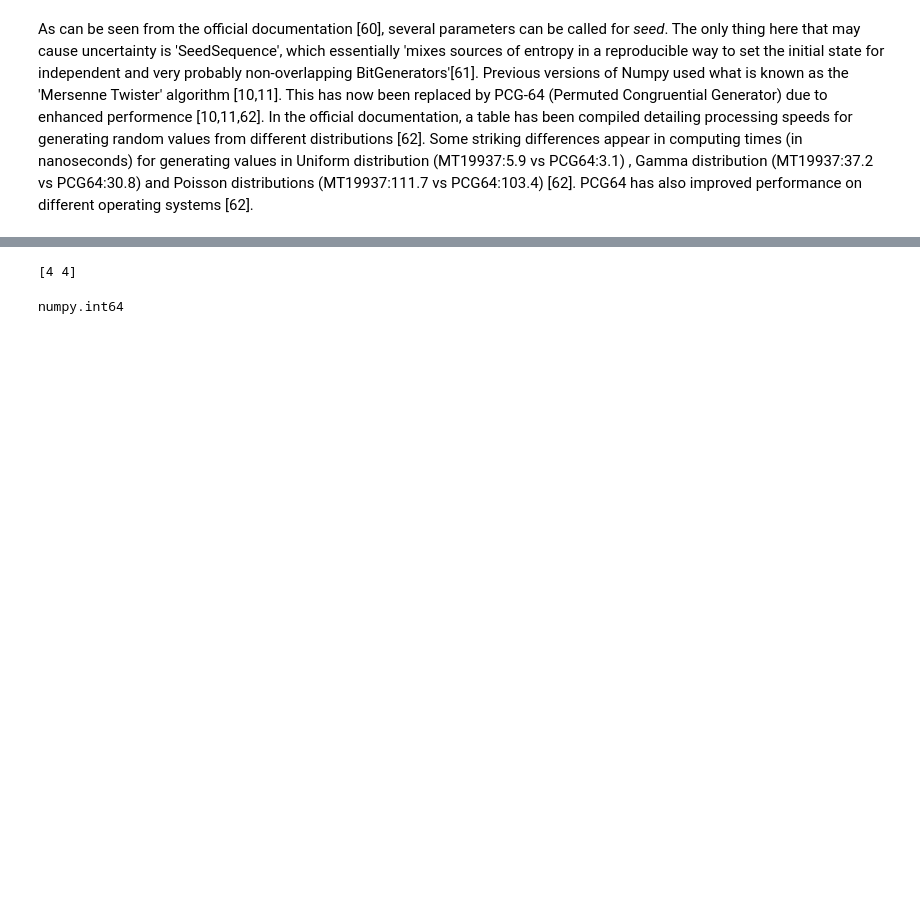
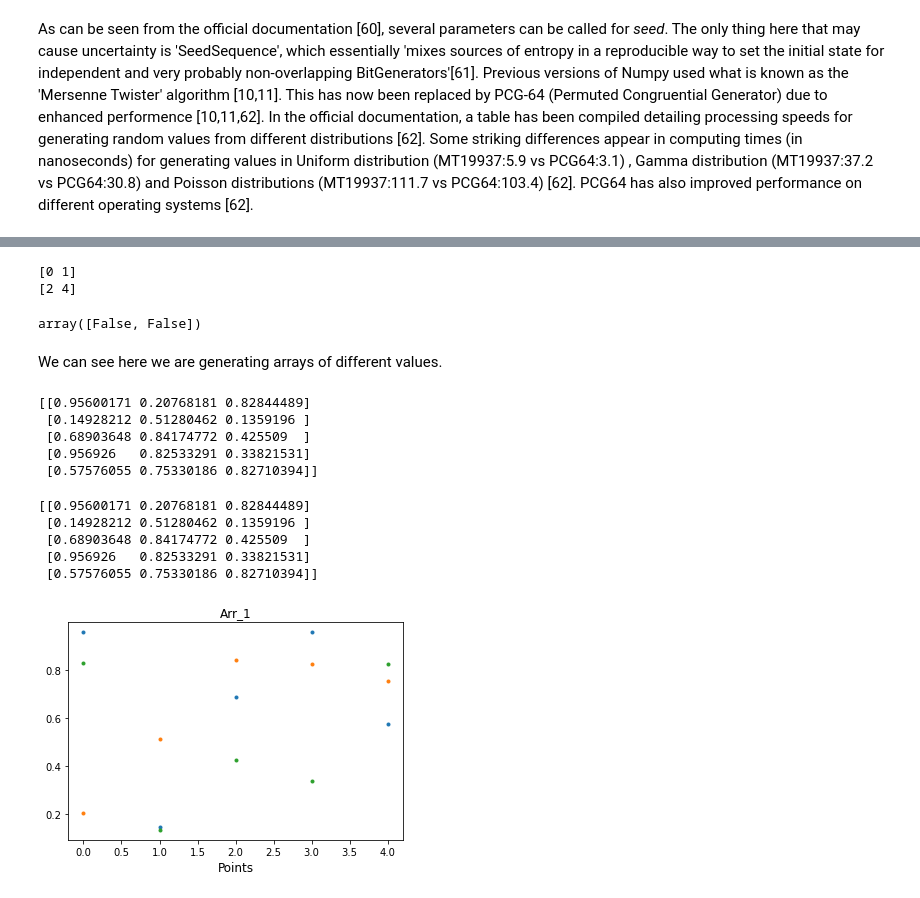
Before and after one commit to conor-mccaffrey/numpy_random, a Jupyter notebook: numpy_random.ipynb, the cells around one changed output, grey strips where cells are left out. Drawn from its saved outputs; the diff is of its cells as text; code cells hidden in the pictures; blank space fills up the shorter version.

```diff
--- a/numpy_random.ipynb
+++ b/numpy_random.ipynb
@@ -715,7 +715,43 @@ float
 rng = np.random.default_rng()
 r_ints = rng.integers(low=0, high=5, size=2) # two values between 0 and 4
 print(r_ints)
-type(r_ints[1]) # type of array elements
+r1_ints = rng.integers(low=0, high=5, size=2) # two values between 0 and 4
+print(r1_ints)
+
+# Boolean to determine if both arrays are the same
+r1_ints == r_ints
 # %% [output]
-[4 4]
+[0 1]
+[2 4]
-numpy.int64
+array([False, False])
+# %% [markdown]
+We can see here we are generating arrays of different values.
+# %%
+# Lets start seeding so that we get reproducible results
+rng = np.random.default_rng(seed=10) # setting the seed value as 10
+arr_1 = rng.random((5, 3)) # producing an array of results
+print(arr_1) # printing the results
+# %% [output]
+[[0.95600171 0.20768181 0.82844489]
+ [0.14928212 0.51280462 0.1359196 ]
+ [0.68903648 0.84174772 0.425509  ]
+ [0.956926   0.82533291 0.33821531]
+ [0.57576055 0.75330186 0.82710394]]
+# %%
+rng = np.random.default_rng(seed=10) # setting the seed value as 10
+arr_2 = rng.random((5, 3))  # producing an array of results
+print(arr_2) # printing the results
+# %% [output]
+[[0.95600171 0.20768181 0.82844489]
+ [0.14928212 0.51280462 0.1359196 ]
+ [0.68903648 0.84174772 0.425509  ]
+ [0.956926   0.82533291 0.33821531]
+ [0.57576055 0.75330186 0.82710394]]
+# %%
+# Lets plot arr_1
+plt.plot(arr_1, '.', label = 'arr_1')
+plt.xlabel('Points', size=12)
+plt.title('Arr_1', size=12)
+plt.grid(False)
+# %% [output]
+[figure, added]
```
Also changed, not shown: parts of 33 cells of this notebook, 1 other file.
